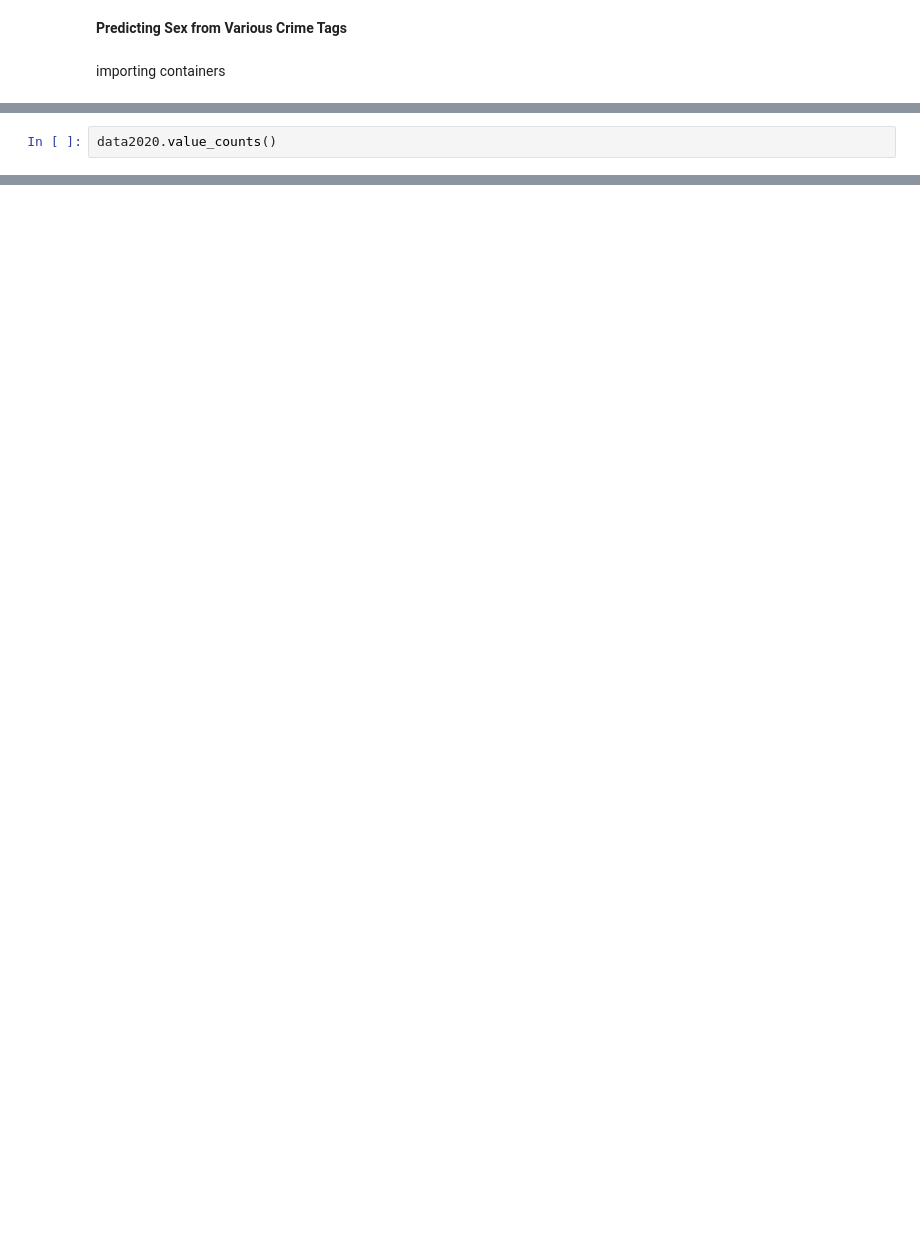
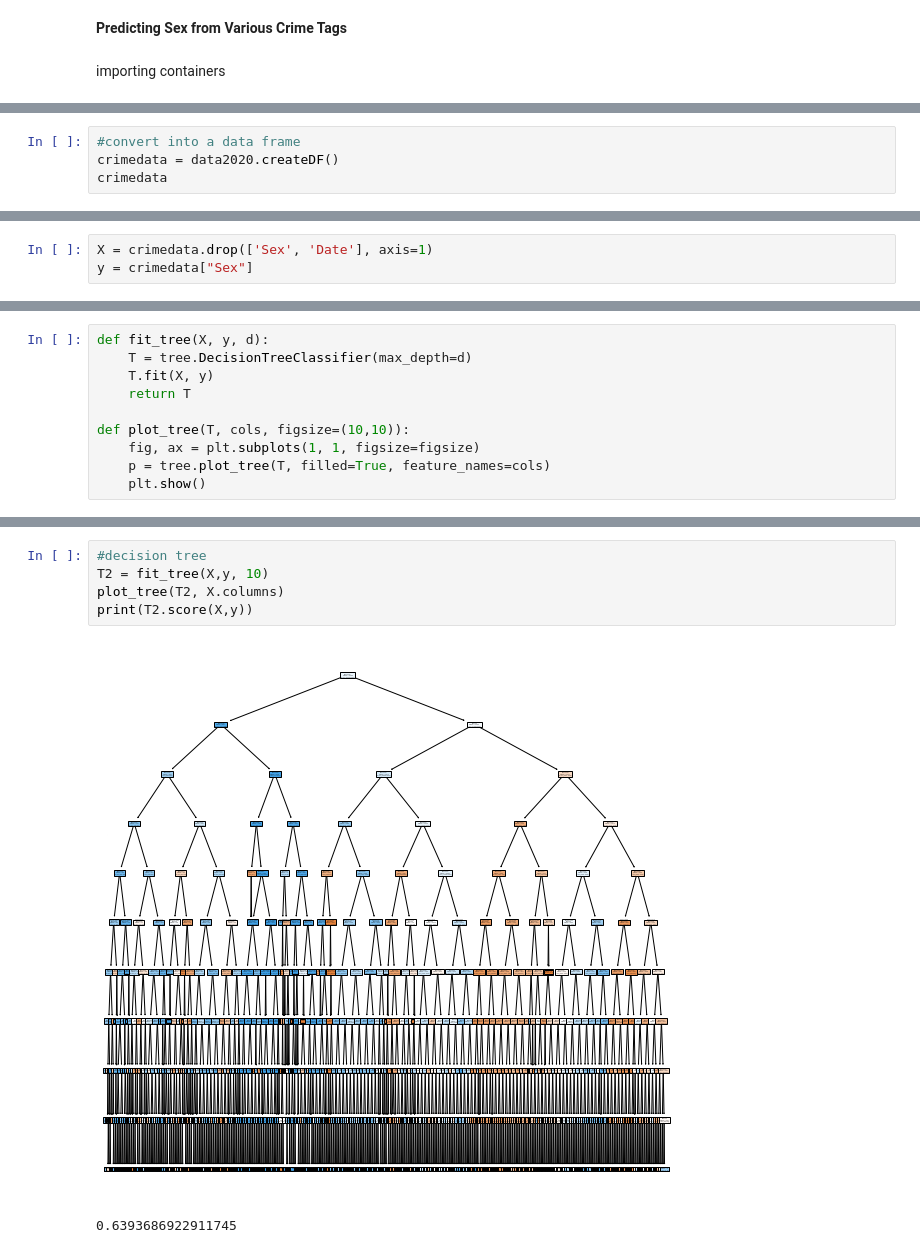
Before and after one commit to cadenthun/crime-analysis, a Jupyter notebook: CrimeDataRunFIle.ipynb, the cells around one changed output, grey strips where cells are left out. Saved outputs shown, nothing was run; the diff lists cells and outputs as text; blank space fills up the shorter version.

```diff
--- a/CrimeDataRunFIle.ipynb
+++ b/CrimeDataRunFIle.ipynb
@@ -37,3 +45,7 @@ finally:
 # %% [output]
 There were victim's with unknown sex, will delete all rows of victim's with unknown sex.
 Finished changing victim's sex to numbers (F = 0; M = 1)
+# %%
+#convert into a data frame
+crimedata = data2020.createDF()
+crimedata
@@ -40,2 +66,3 @@ Finished changing victim's sex to numbers (F = 0; M = 1)
 # %%
-data2020.value_counts()
+X = crimedata.drop(['Sex', 'Date'], axis=1)
+y = crimedata["Sex"]
@@ -55,0 +69,10 @@ Length: 468584, dtype: int64
+# %%
+def fit_tree(X, y, d):
+    T = tree.DecisionTreeClassifier(max_depth=d)
+    T.fit(X, y)
+    return T
+
+def plot_tree(T, cols, figsize=(10,10)):
+    fig, ax = plt.subplots(1, 1, figsize=figsize)
+    p = tree.plot_tree(T, filled=True, feature_names=cols)
+    plt.show()
@@ -55,0 +108,8 @@ Length: 468584, dtype: int64
+# %%
+#decision tree
+T2 = fit_tree(X,y, 10)
+plot_tree(T2, X.columns)
+print(T2.score(X,y))
+# %% [output]
+[figure, added]
+0.6393686922911745
```
Also changed, not shown: parts of 10 cells of this notebook.
